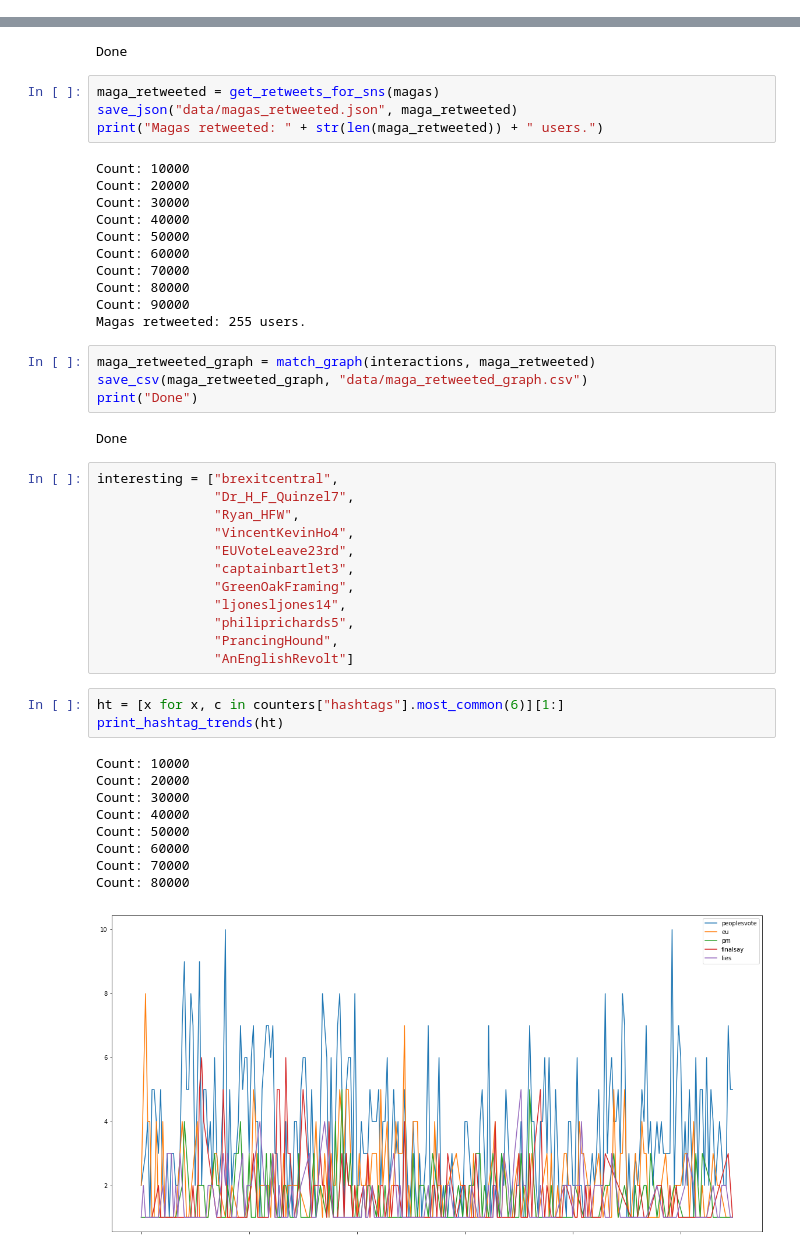
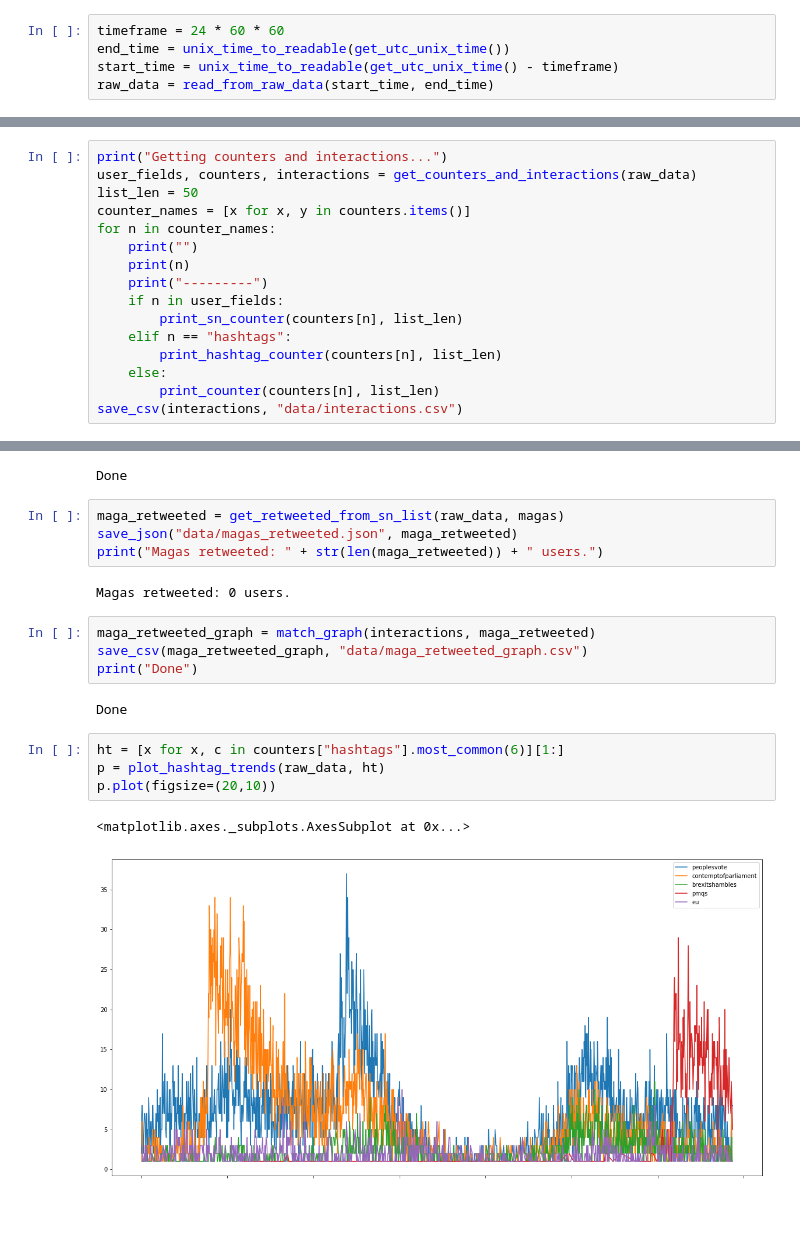
Before and after one commit to r0zetta/twitter_analysis_tools, a Jupyter notebook: gatherer_analysis.ipynb, the cells around one changed output, grey strips where cells are left out. Drawn from its saved outputs; the diff is of its cells as text; blank space fills up the shorter version.

Commit message:
Starting to split off helper functions
The notebook was getting really long

```diff
--- a/gatherer_analysis.ipynb
+++ b/gatherer_analysis.ipynb
@@ -386,0 +9,5 @@ Found 642 magas.
+# %%
+timeframe = 24 * 60 * 60
+end_time = unix_time_to_readable(get_utc_unix_time())
+start_time = unix_time_to_readable(get_utc_unix_time() - timeframe)
+raw_data = read_from_raw_data(start_time, end_time)
@@ -386,0 +53,16 @@ Found 642 magas.
+# %%
+print("Getting counters and interactions...")
+user_fields, counters, interactions = get_counters_and_interactions(raw_data)
+list_len = 50
+counter_names = [x for x, y in counters.items()]
+for n in counter_names:
+    print("")
+    print(n)
+    print("---------")
+    if n in user_fields:
+        print_sn_counter(counters[n], list_len)
+    elif n == "hashtags":
+        print_hashtag_counter(counters[n], list_len)
+    else:
+        print_counter(counters[n], list_len)
+save_csv(interactions, "data/interactions.csv")
@@ -417,48 +156,21 @@ print("Done")
 # %% [output]
 Done
 # %%
-maga_retweeted = get_retweets_for_sns(magas)
+maga_retweeted = get_retweeted_from_sn_list(raw_data, magas)
 save_json("data/magas_retweeted.json", maga_retweeted)
 print("Magas retweeted: " + str(len(maga_retweeted)) + " users.")
 # %% [output]
-Count: 10000
-Count: 20000
-Count: 30000
-Count: 40000
-Count: 50000
-Count: 60000
-Count: 70000
-Count: 80000
-Count: 90000
-Magas retweeted: 255 users.
+Magas retweeted: 0 users.
 # %%
 maga_retweeted_graph = match_graph(interactions, maga_retweeted)
 save_csv(maga_retweeted_graph, "data/maga_retweeted_graph.csv")
 print("Done")
 # %% [output]
 Done
-# %%
-interesting = ["brexitcentral",
-               "Dr_H_F_Quinzel7",
-               "Ryan_HFW",
-               "VincentKevinHo4",
-               "EUVoteLeave23rd",
-               "captainbartlet3",
-               "GreenOakFraming",
-               "ljonesljones14",
-               "philiprichards5",
-               "PrancingHound",
-               "AnEnglishRevolt"]
 # %%
 ht = [x for x, c in counters["hashtags"].most_common(6)][1:]
-print_hashtag_trends(ht)
+p = plot_hashtag_trends(raw_data, ht)
+p.plot(figsize=(20,10))
 # %% [output]
-Count: 10000
-Count: 20000
-Count: 30000
-Count: 40000
-Count: 50000
-Count: 60000
-Count: 70000
-Count: 80000
+<matplotlib.axes._subplots.AxesSubplot at 0x...>
-[figure, old version]
+[figure, new version]
```
Also changed, not shown: parts of 45 cells of this notebook, 1 other file.
